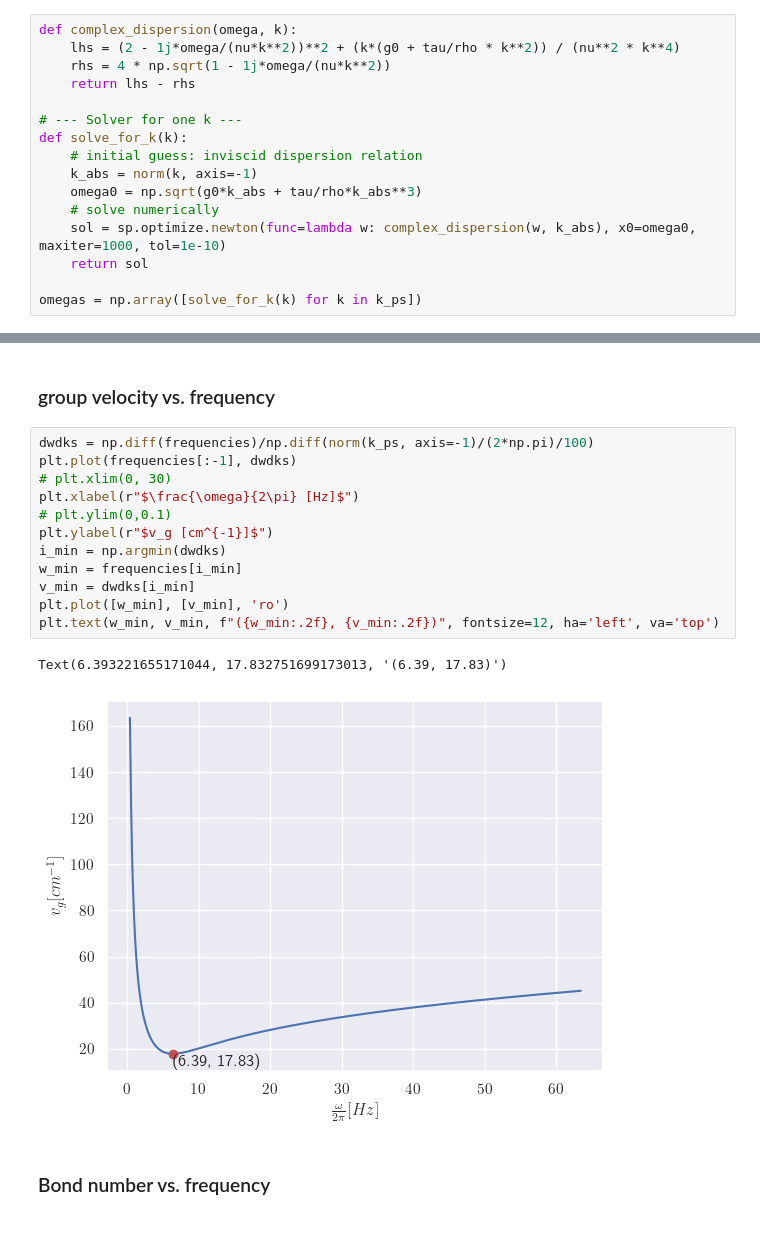
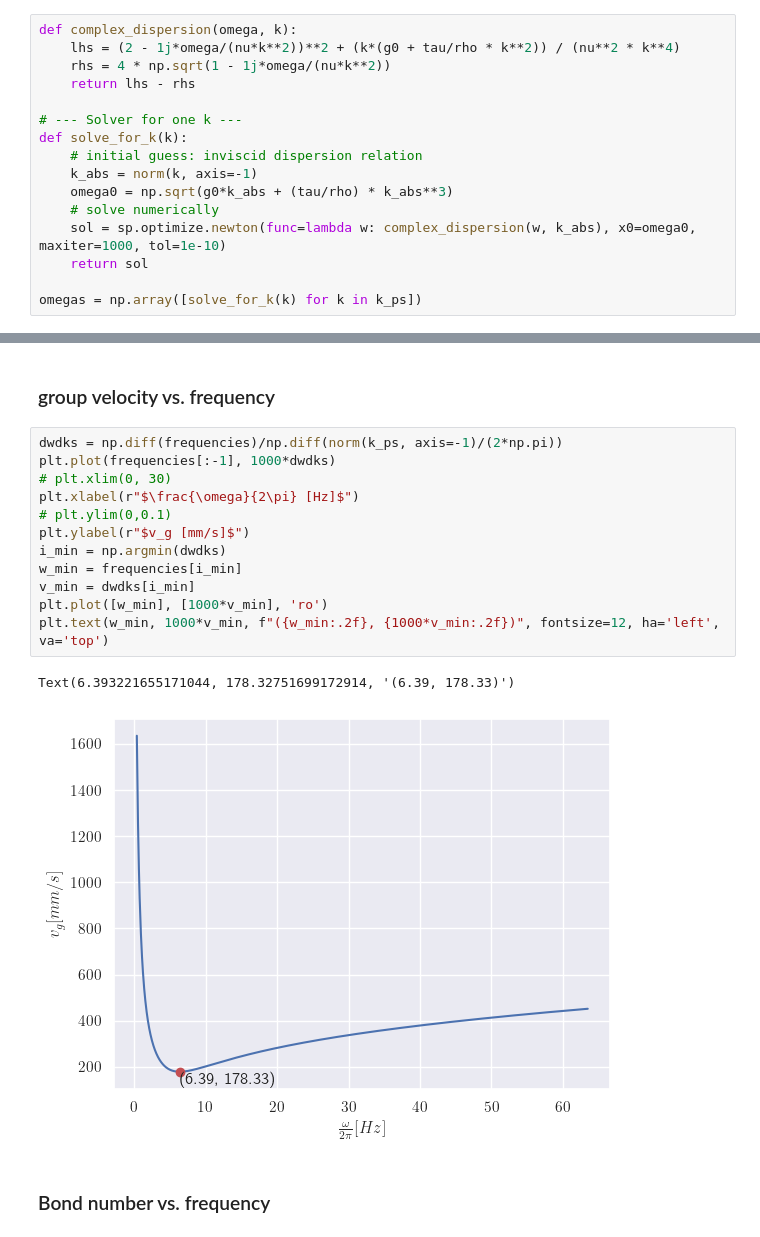
Before and after one commit to InbarMaimon/ProjectAquarium, a Jupyter notebook: notes/wave_maker/wave_maker_theory.ipynb, the cells around one changed output, grey strips where cells are left out. Saved outputs shown, nothing was run; the diff lists cells and outputs as text.

```diff
--- a/notes/wave_maker/wave_maker_theory.ipynb
+++ b/notes/wave_maker/wave_maker_theory.ipynb
@@ -112,7 +112,7 @@ def complex_dispersion(omega, k):
 def solve_for_k(k):
     # initial guess: inviscid dispersion relation
     k_abs = norm(k, axis=-1)
-    omega0 = np.sqrt(g0*k_abs + tau/rho*k_abs**3)
+    omega0 = np.sqrt(g0*k_abs + (tau/rho) * k_abs**3)
     # solve numerically
     sol = sp.optimize.newton(func=lambda w: complex_dispersion(w, k_abs), x0=omega0, maxiter=1000, tol=1e-10)
     return sol
@@ -205,20 +260,20 @@ plt.savefig(fname=join_path(PATH_FIGURES, "wavemaker_peak_accelaration.png"))
 # %% [markdown]
 ### group velocity vs. frequency
 # %%
-dwdks = np.diff(frequencies)/np.diff(norm(k_ps, axis=-1)/(2*np.pi)/100)
-plt.plot(frequencies[:-1], dwdks)
+dwdks = np.diff(frequencies)/np.diff(norm(k_ps, axis=-1)/(2*np.pi))
+plt.plot(frequencies[:-1], 1000*dwdks)
 # plt.xlim(0, 30)
 plt.xlabel(r"$\frac{\omega}{2\pi} [Hz]$")
 # plt.ylim(0,0.1)
-plt.ylabel(r"$v_g [cm^{-1}]$")
+plt.ylabel(r"$v_g [mm/s]$")
 i_min = np.argmin(dwdks)
 w_min = frequencies[i_min]
 v_min = dwdks[i_min]
-plt.plot([w_min], [v_min], 'ro')
-plt.text(w_min, v_min, f"({w_min:.2f}, {v_min:.2f})", fontsize=12, ha='left', va='top')
+plt.plot([w_min], [1000*v_min], 'ro')
+plt.text(w_min, 1000*v_min, f"({w_min:.2f}, {1000*v_min:.2f})", fontsize=12, ha='left', va='top')
 # %% [output]
-Text(6.393221655171044, 17.832751699173013, '(6.39, 17.83)')
+Text(6.393221655171044, 178.32751699172914, '(6.39, 178.33)')
-[figure, old version]
+[figure, new version]
 # %% [markdown]
 ### Bond number vs. frequency
 # %%
```
Also changed, not shown: parts of 22 cells of this notebook, 19 other files.
